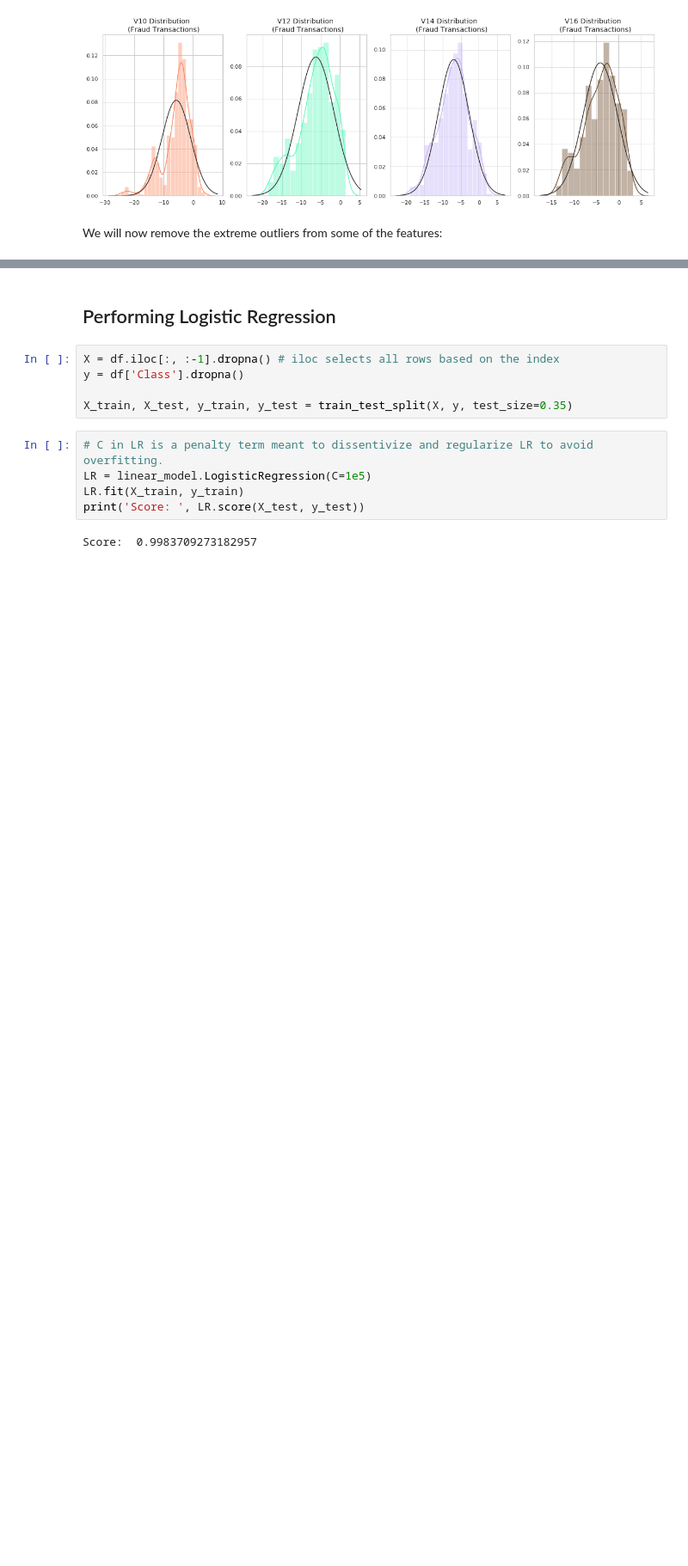
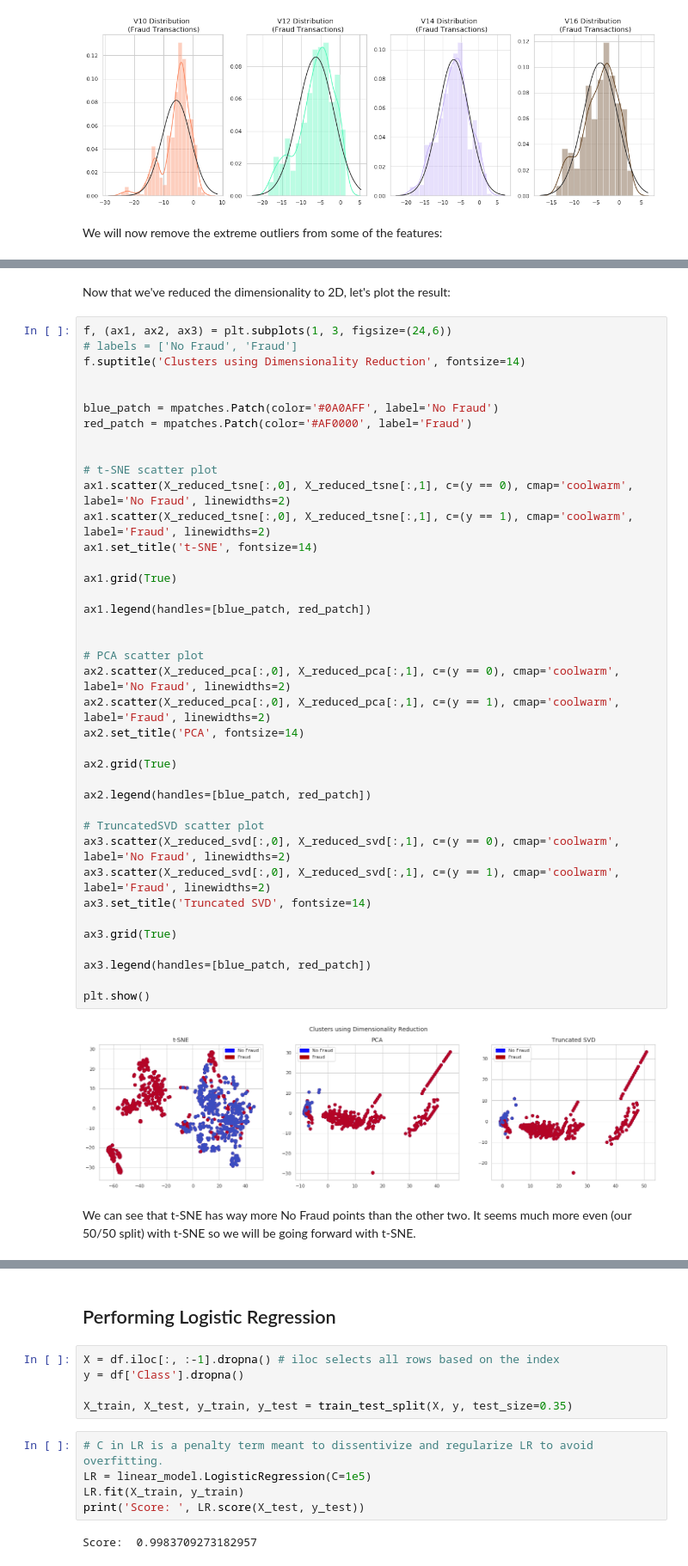
Before and after one commit to JayThibs/Credit_Card_Fraud_Detection, a Jupyter notebook: Credit_Card_Fraud_Detection.ipynb, the cells around one changed output, grey strips where cells are left out. Shown: that part at 86% size. Saved outputs shown, nothing was run; the diff lists cells and outputs as text; blank space fills up the shorter version.

Commit message:
Finished Dimensionality Reduction.

```diff
--- a/Credit_Card_Fraud_Detection.ipynb
+++ b/Credit_Card_Fraud_Detection.ipynb
@@ -691,0 +739,45 @@ plt.show()
+# %% [markdown]
+Now that we've reduced the dimensionality to 2D, let's plot the result:
+# %%
+f, (ax1, ax2, ax3) = plt.subplots(1, 3, figsize=(24,6))
+# labels = ['No Fraud', 'Fraud']
+f.suptitle('Clusters using Dimensionality Reduction', fontsize=14)
+
+
+blue_patch = mpatches.Patch(color='#0A0AFF', label='No Fraud')
+red_patch = mpatches.Patch(color='#AF0000', label='Fraud')
+
+
+# t-SNE scatter plot
+ax1.scatter(X_reduced_tsne[:,0], X_reduced_tsne[:,1], c=(y == 0), cmap='coolwarm', label='No Fraud', linewidths=2)
+ax1.scatter(X_reduced_tsne[:,0], X_reduced_tsne[:,1], c=(y == 1), cmap='coolwarm', label='Fraud', linewidths=2)
+ax1.set_title('t-SNE', fontsize=14)
+
+ax1.grid(True)
+
+ax1.legend(handles=[blue_patch, red_patch])
+
+
+# PCA scatter plot
+ax2.scatter(X_reduced_pca[:,0], X_reduced_pca[:,1], c=(y == 0), cmap='coolwarm', label='No Fraud', linewidths=2)
+ax2.scatter(X_reduced_pca[:,0], X_reduced_pca[:,1], c=(y == 1), cmap='coolwarm', label='Fraud', linewidths=2)
+ax2.set_title('PCA', fontsize=14)
+
+ax2.grid(True)
+
+ax2.legend(handles=[blue_patch, red_patch])
+
+# TruncatedSVD scatter plot
+ax3.scatter(X_reduced_svd[:,0], X_reduced_svd[:,1], c=(y == 0), cmap='coolwarm', label='No Fraud', linewidths=2)
+ax3.scatter(X_reduced_svd[:,0], X_reduced_svd[:,1], c=(y == 1), cmap='coolwarm', label='Fraud', linewidths=2)
+ax3.set_title('Truncated SVD', fontsize=14)
+
+ax3.grid(True)
+
+ax3.legend(handles=[blue_patch, red_patch])
+
+plt.show()
+# %% [output]
+[figure, added]
+# %% [markdown]
+We can see that t-SNE has way more No Fraud points than the other two. It seems much more even (our 50/50 split) with t-SNE so we will be going forward with t-SNE.
```
Also changed, not shown: parts of 11 cells of this notebook.
